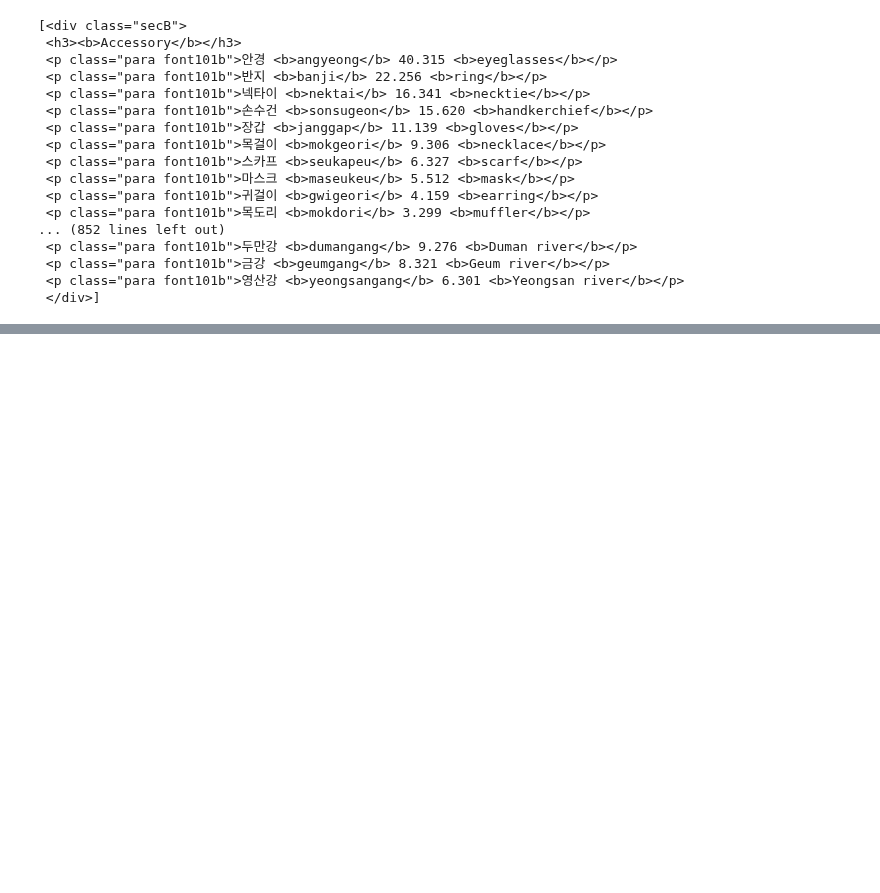
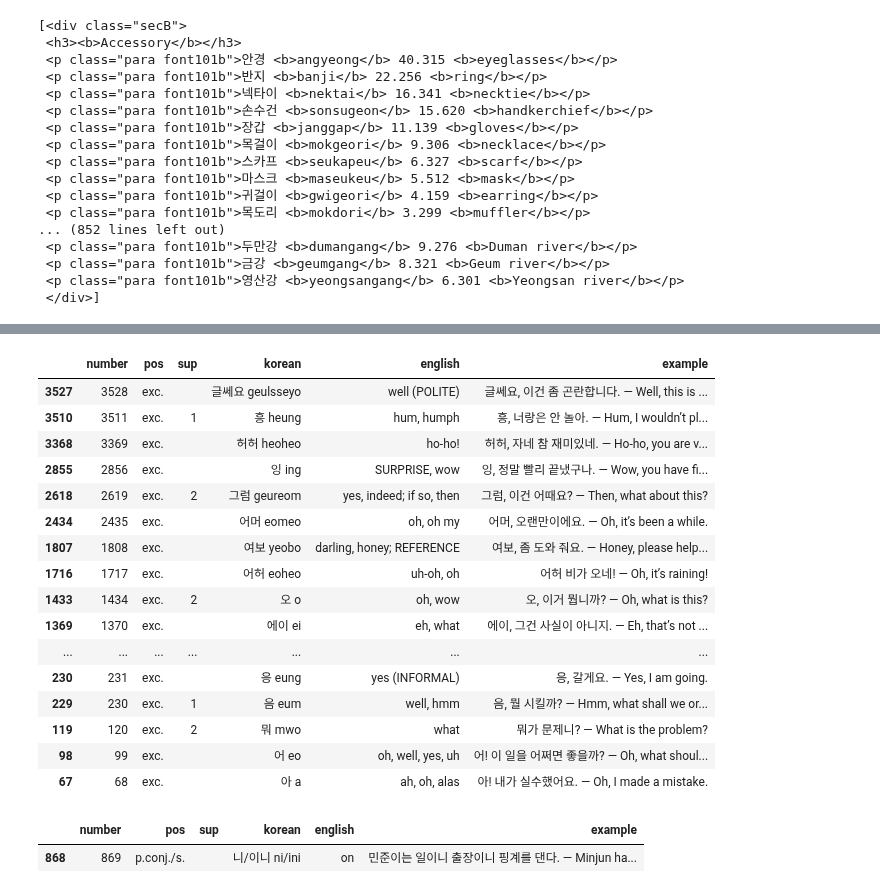
Before and after one commit to kebuhcah/experiments, a Jupyter notebook: dsal-scrape/epub-extract.ipynb, the cells around one changed output, grey strips where cells are left out. Cells and saved outputs as stored; diff of their text form; code cells hidden in the pictures; blank space fills up the shorter version.

```diff
--- a/dsal-scrape/epub-extract.ipynb
+++ b/dsal-scrape/epub-extract.ipynb
@@ -314,0 +339,25 @@ FreqDict.sm
+# %%
+FreqDict[FreqDict.pos == 'exc.'].sample(20).sort_values('number', ascending=False)
+# %% [output]
+|  | number | pos | sup | korean | english | example |
+| 3527 | 3528 | exc. |  | 글쎄요 geulsseyo | well (POLITE) | 글쎄요, 이건 좀 곤란합니다. — Well, this is ... |
+| 3510 | 3511 | exc. | 1 | 흥 heung | hum, humph | 흥, 너랑은 안 놀아. — Hum, I wouldn’t pl... |
+| 3368 | 3369 | exc. |  | 허허 heoheo | ho-ho! | 허허, 자네 참 재미있네. — Ho-ho, you are v... |
+| 2855 | 2856 | exc. |  | 잉 ing | SURPRISE, wow | 잉, 정말 빨리 끝냈구나. — Wow, you have fi... |
+| 2618 | 2619 | exc. | 2 | 그럼 geureom | yes, indeed; if so, then | 그럼, 이건 어때요? — Then, what about this? |
+| 2434 | 2435 | exc. |  | 어머 eomeo | oh, oh my | 어머, 오랜만이에요. — Oh, it’s been a while. |
+| 1807 | 1808 | exc. |  | 여보 yeobo | darling, honey; REFERENCE | 여보, 좀 도와 줘요. — Honey, please help... |
+| 1716 | 1717 | exc. |  | 어허 eoheo | uh-oh, oh | 어허 비가 오네! — Oh, it’s raining! |
+| 1433 | 1434 | exc. | 2 | 오 o | oh, wow | 오, 이거 뭡니까? — Oh, what is this? |
+| 1369 | 1370 | exc. |  | 에이 ei | eh, what | 에이, 그건 사실이 아니지. — Eh, that’s not ... |
+| ... | ... | ... | ... | ... | ... | ... |
+| 230 | 231 | exc. |  | 응 eung | yes (INFORMAL) | 응, 갈게요. — Yes, I am going. |
+| 229 | 230 | exc. | 1 | 음 eum | well, hmm | 음, 뭘 시킬까? — Hmm, what shall we or... |
+| 119 | 120 | exc. | 2 | 뭐 mwo | what | 뭐가 문제니? — What is the problem? |
+| 98 | 99 | exc. |  | 어 eo | oh, well, yes, uh | 어! 이 일을 어쩌면 좋을까? — Oh, what shoul... |
+| 67 | 68 | exc. |  | 아 a | ah, oh, alas | 아! 내가 실수했어요. — Oh, I made a mistake. |
+# %%
+FreqDict[FreqDict.pos == 'p.conj./s.']
+# %% [output]
+|  | number | pos | sup | korean | english | example |
+| 868 | 869 | p.conj./s. |  | 니/이니 ni/ini | on | 민준이는 일이니 출장이니 핑계를 댄다. — Minjun ha... |
```
Also changed, not shown: parts of 21 cells of this notebook.
